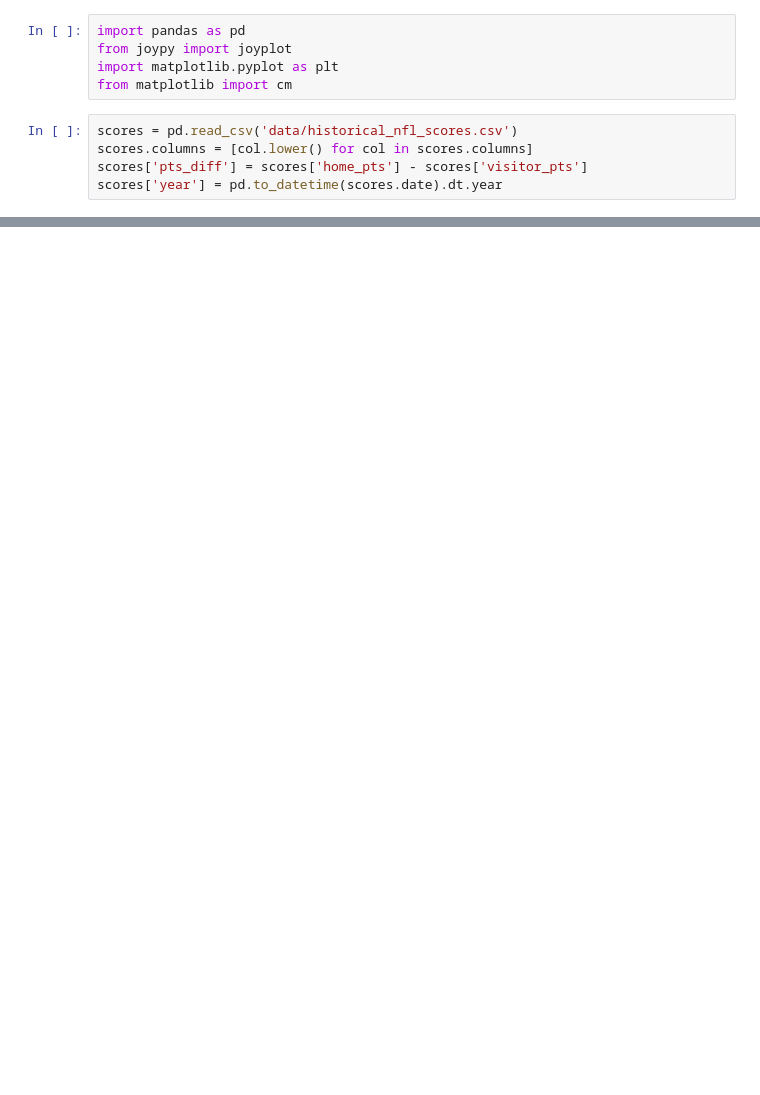
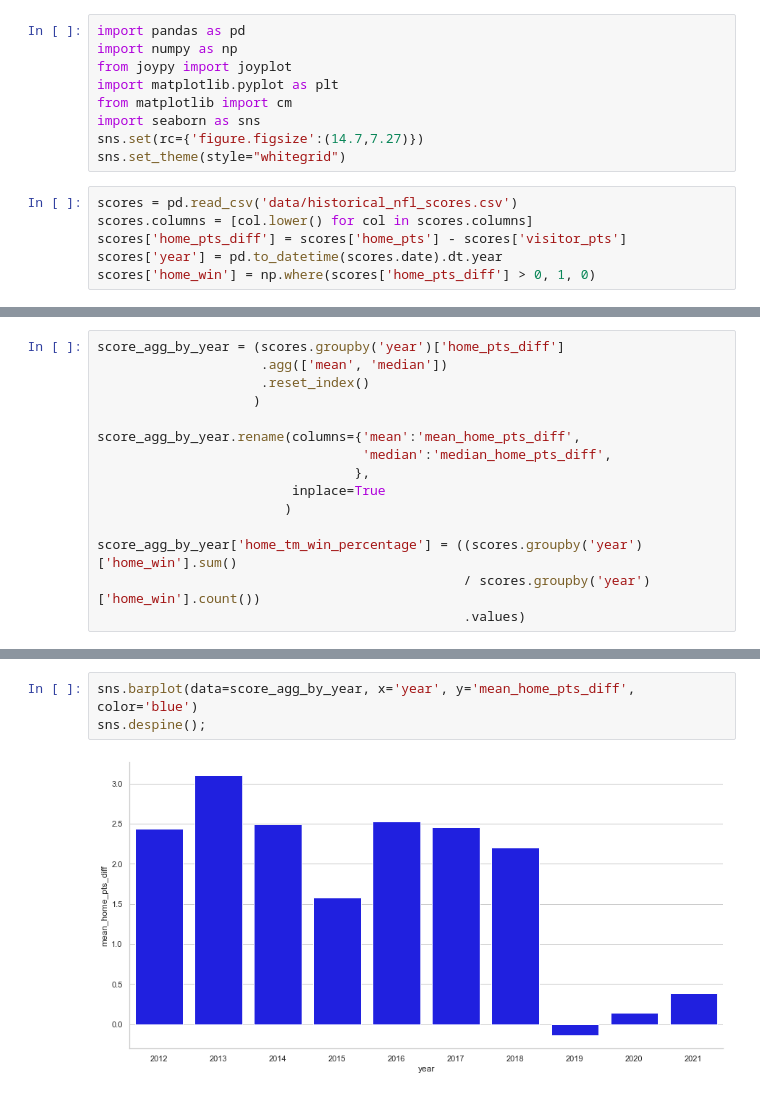
Before and after one commit to mtodisco10/sports-analytics, a Jupyter notebook: home-field-advantage/home_field_advantage.ipynb, the cells around one changed output, grey strips where cells are left out. Saved outputs shown, nothing was run; the diff lists cells and outputs as text; blank space fills up the shorter version.

Commit message:
Adding plots for mean and median home point differential as well as home team win percentage

```diff
--- a/home-field-advantage/home_field_advantage.ipynb
+++ b/home-field-advantage/home_field_advantage.ipynb
@@ -1,10 +1,15 @@
 # %%
 import pandas as pd
+import numpy as np
 from joypy import joyplot
 import matplotlib.pyplot as plt
 from matplotlib import cm
+import seaborn as sns
+sns.set(rc={'figure.figsize':(14.7,7.27)})
+sns.set_theme(style="whitegrid")
 # %%
 scores = pd.read_csv('data/historical_nfl_scores.csv')
 scores.columns = [col.lower() for col in scores.columns]
-scores['pts_diff'] = scores['home_pts'] - scores['visitor_pts']
+scores['home_pts_diff'] = scores['home_pts'] - scores['visitor_pts']
 scores['year'] = pd.to_datetime(scores.date).dt.year
+scores['home_win'] = np.where(scores['home_pts_diff'] > 0, 1, 0)
@@ -10,0 +25,15 @@ scores['year'] = pd.to_datetime(scores.date).dt.year
+# %%
+score_agg_by_year = (scores.groupby('year')['home_pts_diff']
+                     .agg(['mean', 'median'])
+                     .reset_index()
+                    )
+
+score_agg_by_year.rename(columns={'mean':'mean_home_pts_diff',
+                                  'median':'median_home_pts_diff',
+                                 },
+                         inplace=True
+                        )
+
+score_agg_by_year['home_tm_win_percentage'] = ((scores.groupby('year')['home_win'].sum()
+                                               / scores.groupby('year')['home_win'].count())
+                                               .values)
@@ -10,0 +54,5 @@ scores['year'] = pd.to_datetime(scores.date).dt.year
+# %%
+sns.barplot(data=score_agg_by_year, x='year', y='mean_home_pts_diff', color='blue')
+sns.despine();
+# %% [output]
+[figure, added]
```
Also changed, not shown: parts of 5 cells of this notebook.
